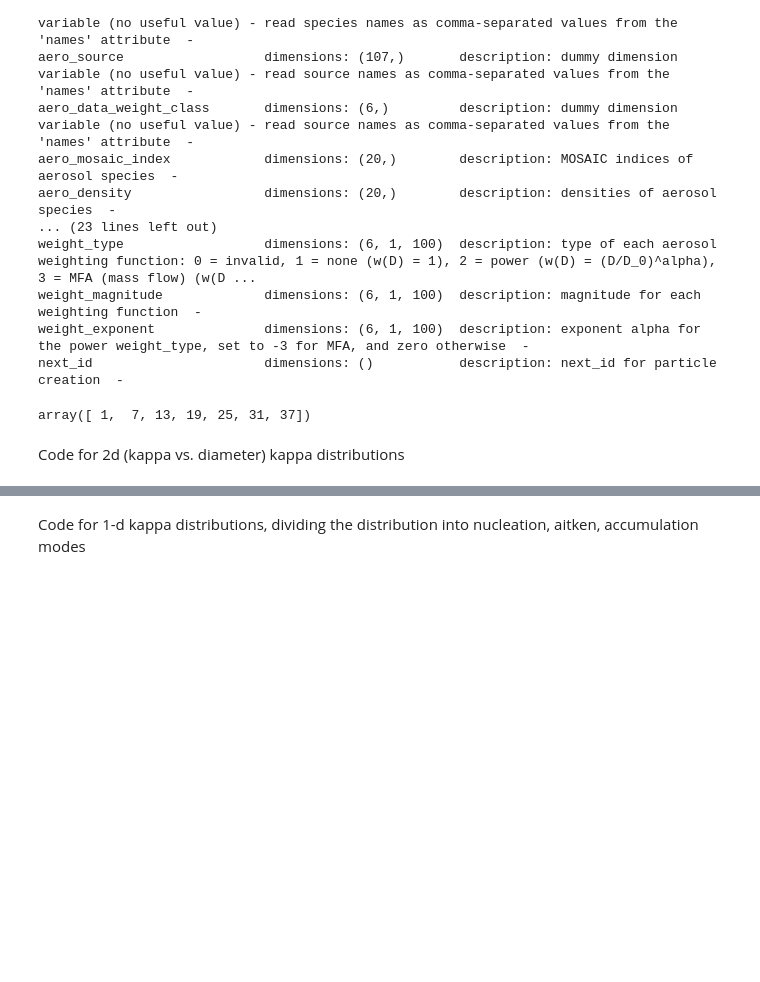
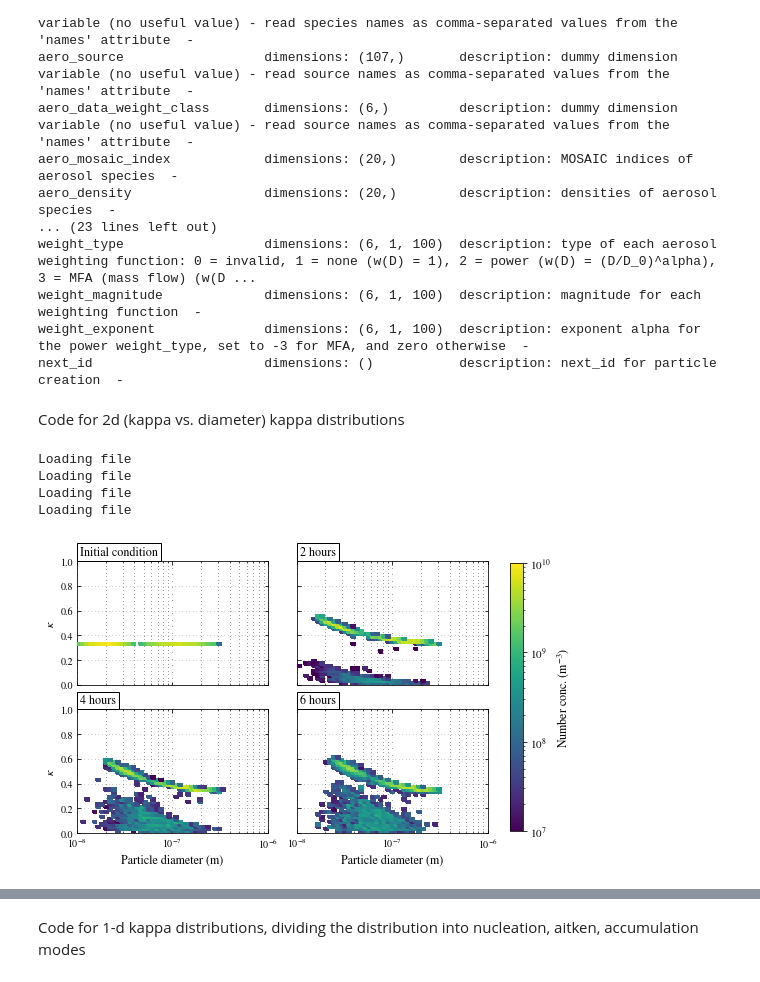
Before and after one commit to samfrederick/WRF-PartMC-LES, a Jupyter notebook: analysis/gridded_output/May-2024-final-runs/gridded-output-analysis.ipynb, the cells around one changed output, grey strips where cells are left out. Saved outputs shown, nothing was run; the diff lists cells and outputs as text; code cells hidden in the pictures; blank space fills up the shorter version.

```diff
--- a/analysis/gridded_output/May-2024-final-runs/gridded-output-analysis.ipynb
+++ b/analysis/gridded_output/May-2024-final-runs/gridded-output-analysis.ipynb
@@ -228,9 +314,5 @@ weight_type                  dimensions: (6, 1, 100)  description: type of each
 weight_magnitude             dimensions: (6, 1, 100)  description: magnitude for each weighting function  -
 weight_exponent              dimensions: (6, 1, 100)  description: exponent alpha for the power weight_type, set to -3 for MFA, and zero otherwise  -
 next_id                      dimensions: ()           description: next_id for particle creation  -
-# %%
-np.arange(1, 38, 6)
-# %% [output]
-array([ 1,  7, 13, 19, 25, 31, 37])
 # %% [markdown]
 Code for 2d (kappa vs. diameter) kappa distributions
@@ -237 +336,21 @@ Code for 2d (kappa vs. diameter) kappa distributions
+# %%
+# NOTE: USER SELECT SCENARIO
+scenario = 'uniform-basecase'
+#scenario = 'point-source-1x1'
+z_idx = 40 # 0 indexing
+
+# use a width of 10, horizontally average across the 10x10 grid cells
+xstart, xend = 45, 55 # 1 indexing
+ystart, yend = 45, 55 # 1 indexing
+
+general_labels = {'uniform-basecase': 'Uniform base case',
+                    'point-source-1x1': 'Scenario 3'}
+
+plotScenario2DKappaDist4Panel(scenario, xstart, xend, ystart, yend, z_idx)
+# %% [output]
+Loading file
+Loading file
+Loading file
+Loading file
+[figure, added]
 # %%
```
Also changed, not shown: parts of 27 cells of this notebook.
